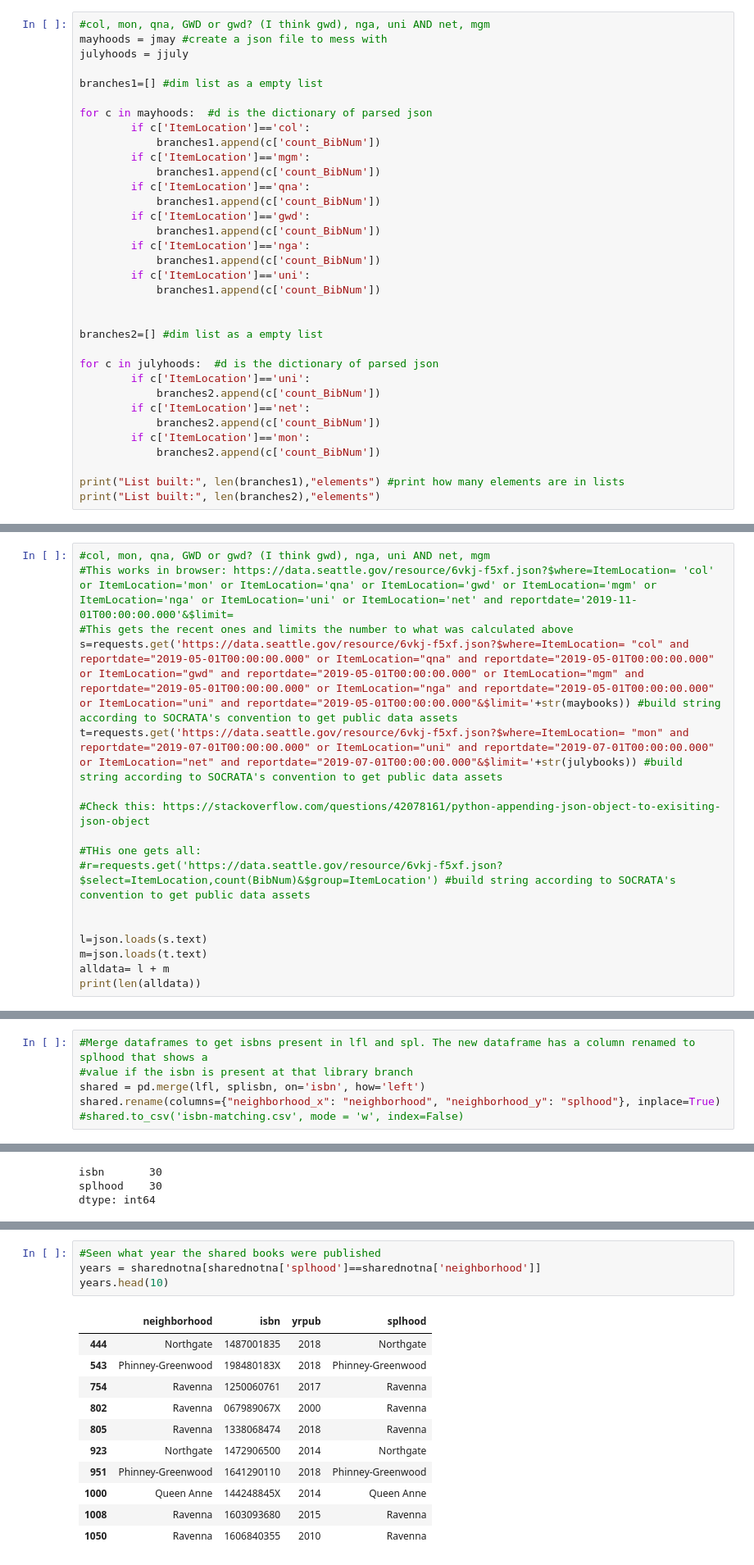
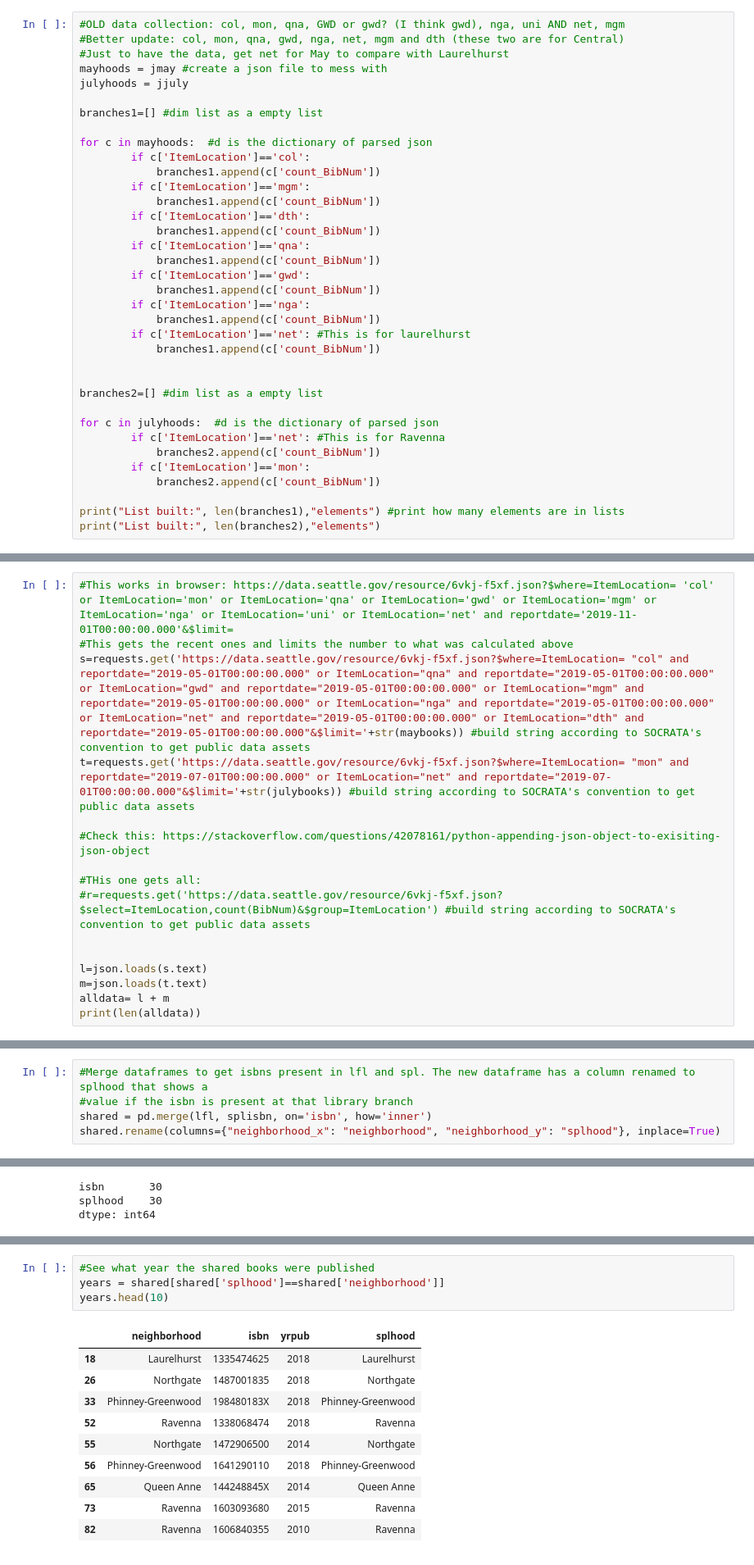
Before and after one commit to amckennafoster/seattle-littlefreelibrary, a Jupyter notebook: code/Get-SPL-data-by-hood.ipynb, the cells around one changed output, grey strips where cells are left out. Shown at 82% size. Drawn from its saved outputs; the diff is of its cells as text.

Commit message:
Added new isbn analysis

```diff
--- a/code/Get-SPL-data-by-hood.ipynb
+++ b/code/Get-SPL-data-by-hood.ipynb
@@ -76,7 +74,9 @@ with open('SPL-bibCOUNTS-July2019.json', "w") as write_file:
 # %% [markdown]
 ## Get the count of books in your branches
 # %%
-#col, mon, qna, GWD or gwd? (I think gwd), nga, uni AND net, mgm
+#OLD data collection: col, mon, qna, GWD or gwd? (I think gwd), nga, uni AND net, mgm
+#Better update: col, mon, qna, gwd, nga, net, mgm and dth (these two are for Central)
+#Just to have the data, get net for May to compare with Laurelhurst
 mayhoods = jmay #create a json file to mess with
 julyhoods = jjuly
 
@@ -87,22 +87,22 @@ for c in mayhoods:  #d is the dictionary of parsed json
             branches1.append(c['count_BibNum'])
         if c['ItemLocation']=='mgm':
             branches1.append(c['count_BibNum'])
+        if c['ItemLocation']=='dth':
+            branches1.append(c['count_BibNum'])
         if c['ItemLocation']=='qna':
             branches1.append(c['count_BibNum'])
         if c['ItemLocation']=='gwd':
             branches1.append(c['count_BibNum'])
         if c['ItemLocation']=='nga':
             branches1.append(c['count_BibNum'])
-        if c['ItemLocation']=='uni':
+        if c['ItemLocation']=='net': #This is for laurelhurst
             branches1.append(c['count_BibNum'])
 
 
 branches2=[] #dim list as a empty list
 
 for c in julyhoods:  #d is the dictionary of parsed json
-        if c['ItemLocation']=='uni':
-            branches2.append(c['count_BibNum'])
-        if c['ItemLocation']=='net':
+        if c['ItemLocation']=='net': #This is for Ravenna
             branches2.append(c['count_BibNum'])
         if c['ItemLocation']=='mon':
             branches2.append(c['count_BibNum'])
@@ -158,11 +158,10 @@ count
 # %% [markdown]
 ## Collect the data
 # %%
-#col, mon, qna, GWD or gwd? (I think gwd), nga, uni AND net, mgm
 #This works in browser: https://data.seattle.gov/resource/6vkj-f5xf.json?$where=ItemLocation= 'col' or ItemLocation='mon' or ItemLocation='qna' or ItemLocation='gwd' or ItemLocation='mgm' or ItemLocation='nga' or ItemLocation='uni' or ItemLocation='net' and reportdate='2019-11-01T00:00:00.000'&$limit=
 #This gets the recent ones and limits the number to what was calculated above
-s=requests.get('https://data.seattle.gov/resource/6vkj-f5xf.json?$where=ItemLocation= "col" and reportdate="2019-05-01T00:00:00.000" or ItemLocation="qna" and reportdate="2019-05-01T00:00:00.000" or ItemLocation="gwd" and reportdate="2019-05-01T00:00:00.000" or ItemLocation="mgm" and reportdate="2019-05-01T00:00:00.000" or ItemLocation="nga" and reportdate="2019-05-01T00:00:00.000" or ItemLocation="uni" and reportdate="2019-05-01T00:00:00.000"&$limit='+str(maybooks)) #build string according to SOCRATA's convention to get public data assets
-t=requests.get('https://data.seattle.gov/resource/6vkj-f5xf.json?$where=ItemLocation= "mon" and reportdate="2019-07-01T00:00:00.000" or ItemLocation="uni" and reportdate="2019-07-01T00:00:00.000" or ItemLocation="net" and reportdate="2019-07-01T00:00:00.000"&$limit='+str(julybooks)) #build string according to SOCRATA's convention to get public data assets
+s=requests.get('https://data.seattle.gov/resource/6vkj-f5xf.json?$where=ItemLocation= "col" and reportdate="2019-05-01T00:00:00.000" or ItemLocation="qna" and reportdate="2019-05-01T00:00:00.000" or ItemLocation="gwd" and reportdate="2019-05-01T00:00:00.000" or ItemLocation="mgm" and reportdate="2019-05-01T00:00:00.000" or ItemLocation="nga" and reportdate="2019-05-01T00:00:00.000" or ItemLocation="net" and reportdate="2019-05-01T00:00:00.000" or ItemLocation="dth" and reportdate="2019-05-01T00:00:00.000"&$limit='+str(maybooks)) #build string according to SOCRATA's convention to get public data assets
+t=requests.get('https://data.seattle.gov/resource/6vkj-f5xf.json?$where=ItemLocation= "mon" and reportdate="2019-07-01T00:00:00.000" or ItemLocation="net" and reportdate="2019-07-01T00:00:00.000"&$limit='+str(julybooks)) #build string according to SOCRATA's convention to get public data assets
 
 #Check this: https://stackoverflow.com/questions/42078161/python-appending-json-object-to-exisiting-json-object
 
@@ -779,6 +717,5 @@ splisbn.reset_index(drop=True,inplace=True)
 # %%
 #Merge dataframes to get isbns present in lfl and spl. The new dataframe has a column renamed to splhood that shows a
 #value if the isbn is present at that library branch
-shared = pd.merge(lfl, splisbn, on='isbn', how='left')
+shared = pd.merge(lfl, splisbn, on='isbn', how='inner')
 shared.rename(columns={"neighborhood_x": "neighborhood", "neighborhood_y": "splhood"}, inplace=True)
-#shared.to_csv('isbn-matching.csv', mode = 'w', index=False)
@@ -831,16 +771,15 @@ samehood.head(8)
 # %%
-#Seen what year the shared books were published
-years = sharednotna[sharednotna['splhood']==sharednotna['neighborhood']]
+#See what year the shared books were published
+years = shared[shared['splhood']==shared['neighborhood']]
 years.head(10)
 # %% [output]
 |  | neighborhood | isbn | yrpub | splhood |
-| 444 | Northgate | 1487001835 | 2018 | Northgate |
-| 543 | Phinney-Greenwood | 198480183X | 2018 | Phinney-Greenwood |
-| 754 | Ravenna | 1250060761 | 2017 | Ravenna |
-| 802 | Ravenna | 067989067X | 2000 | Ravenna |
-| 805 | Ravenna | 1338068474 | 2018 | Ravenna |
-| 923 | Northgate | 1472906500 | 2014 | Northgate |
-| 951 | Phinney-Greenwood | 1641290110 | 2018 | Phinney-Greenwood |
-| 1000 | Queen Anne | 144248845X | 2014 | Queen Anne |
-| 1008 | Ravenna | 1603093680 | 2015 | Ravenna |
-| 1050 | Ravenna | 1606840355 | 2010 | Ravenna |
+| 18 | Laurelhurst | 1335474625 | 2018 | Laurelhurst |
+| 26 | Northgate | 1487001835 | 2018 | Northgate |
+| 33 | Phinney-Greenwood | 198480183X | 2018 | Phinney-Greenwood |
+| 52 | Ravenna | 1338068474 | 2018 | Ravenna |
+| 55 | Northgate | 1472906500 | 2014 | Northgate |
+| 56 | Phinney-Greenwood | 1641290110 | 2018 | Phinney-Greenwood |
+| 65 | Queen Anne | 144248845X | 2014 | Queen Anne |
+| 73 | Ravenna | 1603093680 | 2015 | Ravenna |
+| 82 | Ravenna | 1606840355 | 2010 | Ravenna |
```
Also changed, not shown: parts of 62 cells of this notebook, 7 other files.
